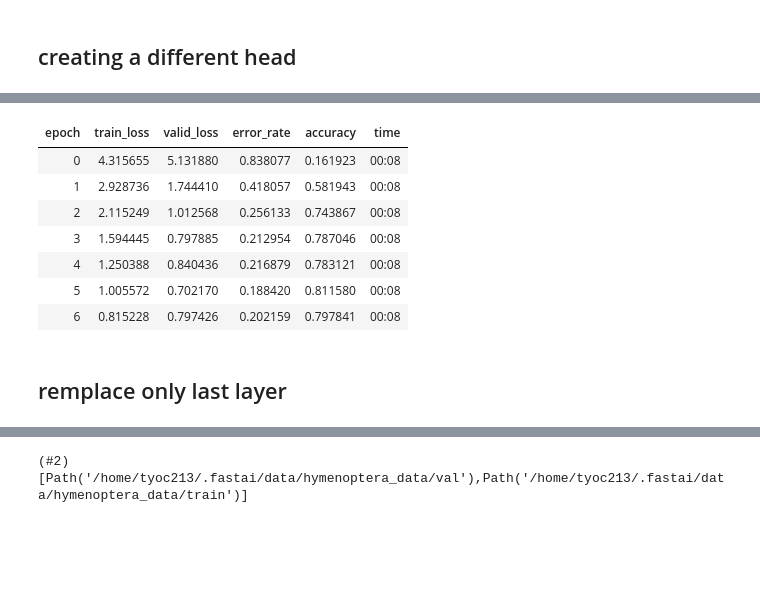
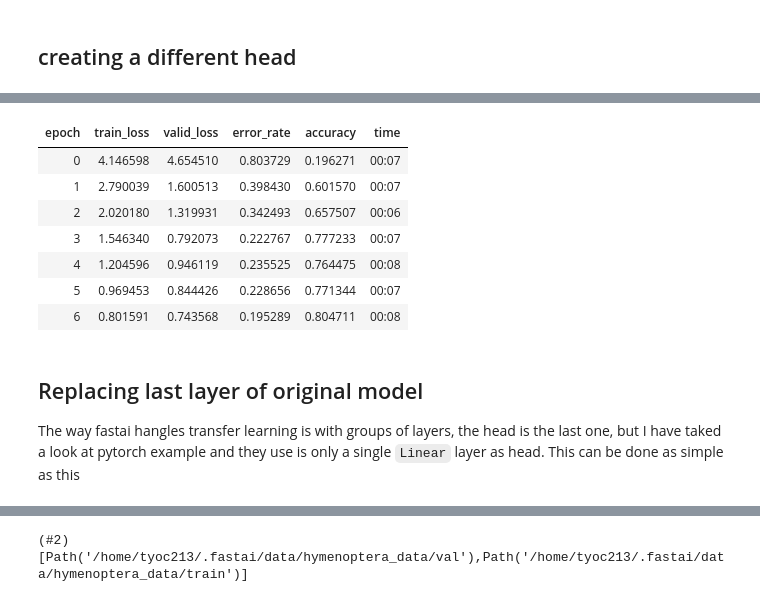
Before and after one commit to tyoc213/blog, a Jupyter notebook: __explorations__/2020_53/flowers and resnet18.ipynb, the cells around one changed output, grey strips where cells are left out. Saved outputs shown, nothing was run; the diff lists cells and outputs as text; code cells hidden in the pictures; blank space fills up the shorter version.

```diff
--- a/__explorations__/2020_53/flowers and resnet18.ipynb
+++ b/__explorations__/2020_53/flowers and resnet18.ipynb
@@ -384,24 +669,22 @@ learn.model[0][7][0].conv1.weight.shape, learn.model[0][7][1].conv1.weight.shape
 # %%
 create_head??
 # %%
-# layers = [AdaptiveConcatPool2d(), Flatten(), nn.Linear(512,102)]
-layers = [Flatten(), nn.Linear(512,102)]
 head2 = create_head(512, 102, concat_pool=False, lin_first=True)
-head = nn.Sequential(*layers)
-
 learn = cnn_learner(dls, resnet18, metrics=[error_rate, accuracy], custom_head=head2)
 learn.fit(7, lr=0.01)
 # %% [output]
 | epoch | train_loss | valid_loss | error_rate | accuracy | time |
-| 0 | 4.315655 | 5.131880 | 0.838077 | 0.161923 | 00:08 |
-| 1 | 2.928736 | 1.744410 | 0.418057 | 0.581943 | 00:08 |
-| 2 | 2.115249 | 1.012568 | 0.256133 | 0.743867 | 00:08 |
-| 3 | 1.594445 | 0.797885 | 0.212954 | 0.787046 | 00:08 |
-| 4 | 1.250388 | 0.840436 | 0.216879 | 0.783121 | 00:08 |
-| 5 | 1.005572 | 0.702170 | 0.188420 | 0.811580 | 00:08 |
-| 6 | 0.815228 | 0.797426 | 0.202159 | 0.797841 | 00:08 |
+| 0 | 4.146598 | 4.654510 | 0.803729 | 0.196271 | 00:07 |
+| 1 | 2.790039 | 1.600513 | 0.398430 | 0.601570 | 00:07 |
+| 2 | 2.020180 | 1.319931 | 0.342493 | 0.657507 | 00:06 |
+| 3 | 1.546340 | 0.792073 | 0.222767 | 0.777233 | 00:07 |
+| 4 | 1.204596 | 0.946119 | 0.235525 | 0.764475 | 00:08 |
+| 5 | 0.969453 | 0.844426 | 0.228656 | 0.771344 | 00:07 |
+| 6 | 0.801591 | 0.743568 | 0.195289 | 0.804711 | 00:08 |
-# %% [markdown]
-## remplace only last layer
+# %% [markdown]
+## Replacing last layer of original model
+
+The way fastai hangles transfer learning is with groups of layers, the head is the last one, but I have taked a look at pytorch example and they use is only a single `Linear` layer as head. This can be done as simple as this
 # %%
 original_r18 = resnet18(true)
 
```
Also changed, not shown: parts of 104 cells of this notebook.
